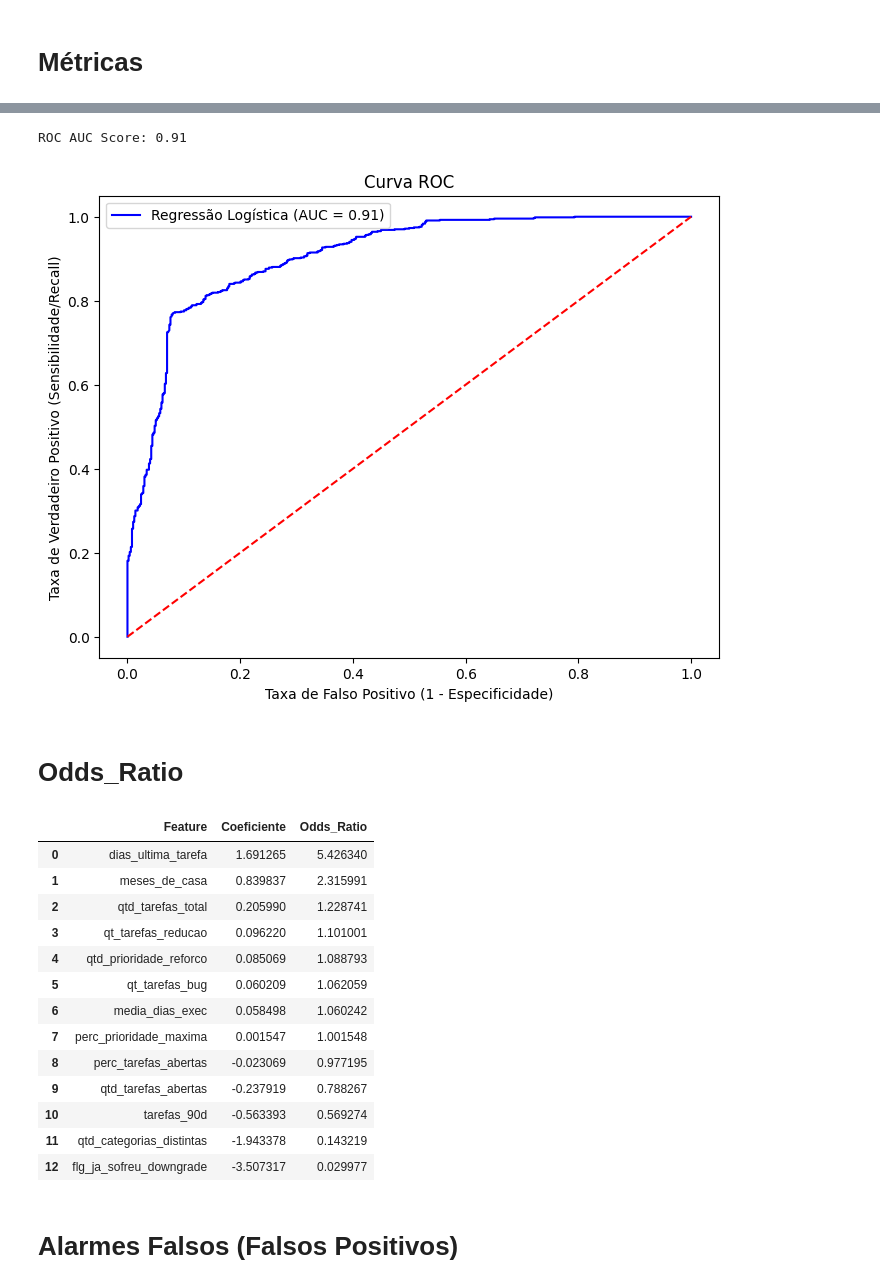
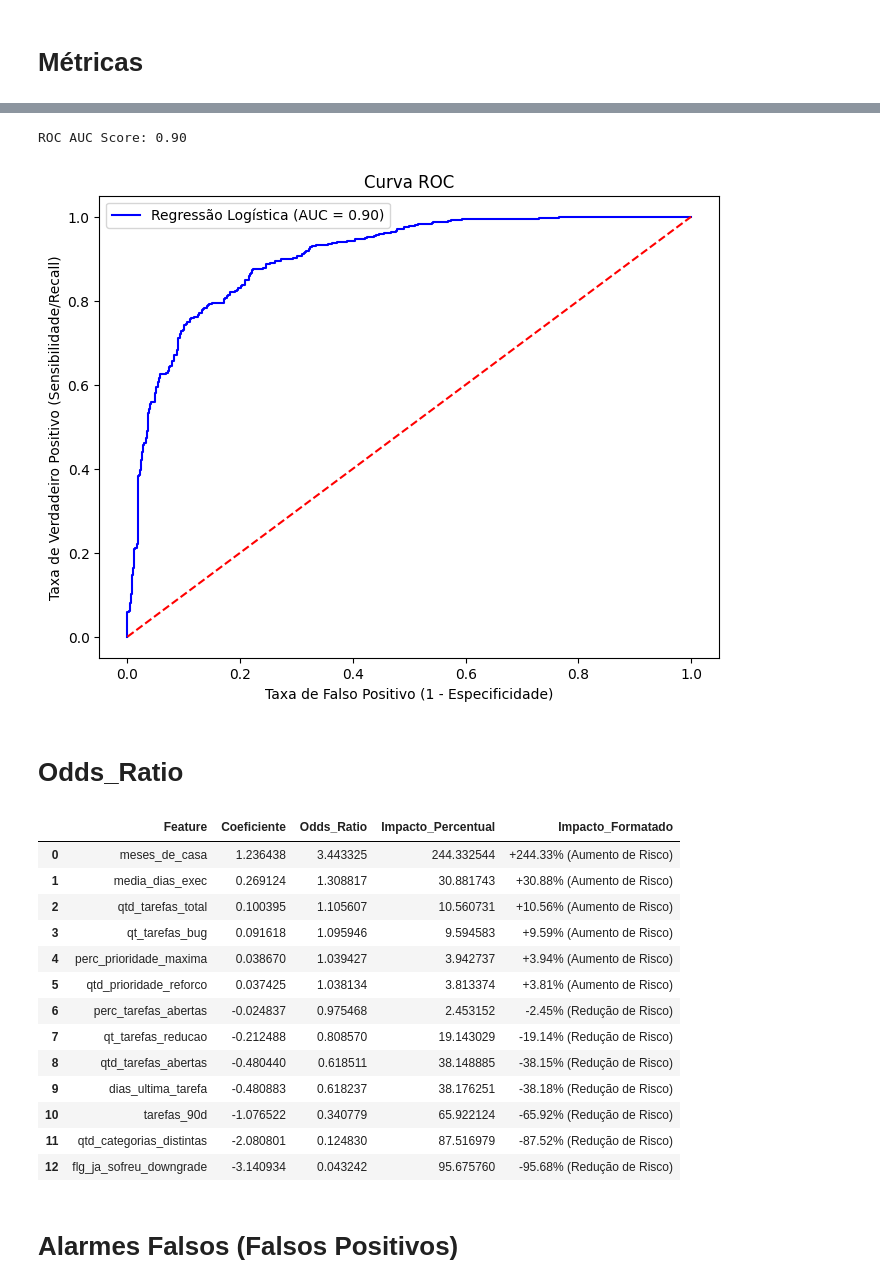
Before and after one commit to victorpecine/ml_predicao_churn, a Jupyter notebook: nb_ml_precidao_churn.ipynb, the cells around one changed output, grey strips where cells are left out. Saved outputs shown, nothing was run; the diff lists cells and outputs as text; code cells hidden in the pictures.

```diff
--- a/nb_ml_precidao_churn.ipynb
+++ b/nb_ml_precidao_churn.ipynb
@@ -155 +161,9 @@ print(f"Sugestão de variáveis para exclusão por alta correlação: {to_drop}"
 Sugestão de variáveis para exclusão por alta correlação: ['qtd_subcategorias_distintas', 'qtd_grupos_envolvidos', 'qtd_prioridade_normal', 'qtd_prioridade_parcial', 'qtd_prioridade_urgente', 'qtd_prio ...
+# %%
+colunas_data_leakage = ['valor_ativo_total',
+                        'valor_cancelado_total',
+                        'qtd_contratos_ativos',
+                        'qtd_contratos_cancelados'
+                        ]
+to_drop_completo = to_drop + colunas_data_leakage
+to_drop_completo
@@ -156,11 +181,5 @@ Sugestão de variáveis para exclusão por alta correlação: ['qtd_subcategoria
 # %%
-X_limpo = X.drop(columns=[
-    'qtd_subcategorias_distintas', 'qtd_grupos_envolvidos',
-    'qtd_prioridade_normal', 'qtd_prioridade_parcial',
-    'qtd_prioridade_urgente', 'qtd_prioridade_maxima',
-    'valor_ativo_total', 'valor_cancelado_total',
-    'qtd_contratos_ativos', 'qtd_contratos_cancelados'
-    ])
+X_limpo = X.drop(columns=to_drop_completo)
 X_limpo
 # %% [output]
 |  | flg_ja_sofreu_downgrade | qtd_tarefas_total | dias_ultima_tarefa | tarefas_90d | media_dias_exec | ... |
@@ -359,41 +380,56 @@ plt.title('Curva ROC')
 plt.legend()
 plt.show()
 # %% [output]
-ROC AUC Score: 0.91
+ROC AUC Score: 0.90
-[figure, old version]
+[figure, new version]
 # %% [markdown]
 # Odds_Ratio
 # %%
 # Coeficientes de probabilidade
 # Acima de 1.0: Aumenta a chance de Churn
 # Abaixo de 1.0: Reduz a chance de Churn
 
 # Extraindo coeficientes
 coeficientes_churn = pd.DataFrame({
     'Feature': X_limpo.columns,
     'Coeficiente': modelo_churn.coef_[0]
 })
 
 # Calculando a Razão de Chance (Odds Ratio)
 coeficientes_churn['Odds_Ratio'] = coeficientes_churn['Coeficiente'].apply(lambda x: math.exp(x))
+
+# Calcula o impacto percentual dependendo se o valor está acima ou abaixo de 1.0
+coeficientes_churn['Impacto_Percentual'] = np.where(
+    coeficientes_churn['Odds_Ratio'] >= 1.0,
+    (coeficientes_churn['Odds_Ratio'] - 1) * 100,
+    (1 - coeficientes_churn['Odds_Ratio']) * 100
+)
+
+# Cria uma coluna de texto formatada para facilitar a leitura no relatório
+coeficientes_churn['Impacto_Formatado'] = np.where(
+    coeficientes_churn['Odds_Ratio'] >= 1.0,
+    "+" + coeficientes_churn['Impacto_Percentual'].round(2).astype(str) + "% (Aumento de Risco)",
+    "-" + coeficientes_churn['Impacto_Percentual'].round(2).astype(str) + "% (Redução de Risco)"
+)
+
 coeficientes_churn = coeficientes_churn.sort_values(by='Coeficiente', ascending=False).reset_index(drop=True)
 coeficientes_churn.to_csv('dados_resultado\\coeficientes_churn.csv', index=False)
 coeficientes_churn
 # %% [output]
-|  | Feature | Coeficiente | Odds_Ratio |
-| 0 | dias_ultima_tarefa | 1.691265 | 5.426340 |
-| 1 | meses_de_casa | 0.839837 | 2.315991 |
-| 2 | qtd_tarefas_total | 0.205990 | 1.228741 |
-| 3 | qt_tarefas_reducao | 0.096220 | 1.101001 |
-| 4 | qtd_prioridade_reforco | 0.085069 | 1.088793 |
-| 5 | qt_tarefas_bug | 0.060209 | 1.062059 |
-| 6 | media_dias_exec | 0.058498 | 1.060242 |
-| 7 | perc_prioridade_maxima | 0.001547 | 1.001548 |
-| 8 | perc_tarefas_abertas | -0.023069 | 0.977195 |
-| 9 | qtd_tarefas_abertas | -0.237919 | 0.788267 |
-| 10 | tarefas_90d | -0.563393 | 0.569274 |
-| 11 | qtd_categorias_distintas | -1.943378 | 0.143219 |
-| 12 | flg_ja_sofreu_downgrade | -3.507317 | 0.029977 |
+|  | Feature | Coeficiente | Odds_Ratio | Impacto_Percentual | Impacto_Formatado |
+| 0 | meses_de_casa | 1.236438 | 3.443325 | 244.332544 | +244.33% (Aumento de Risco) |
+| 1 | media_dias_exec | 0.269124 | 1.308817 | 30.881743 | +30.88% (Aumento de Risco) |
+| 2 | qtd_tarefas_total | 0.100395 | 1.105607 | 10.560731 | +10.56% (Aumento de Risco) |
+| 3 | qt_tarefas_bug | 0.091618 | 1.095946 | 9.594583 | +9.59% (Aumento de Risco) |
+| 4 | perc_prioridade_maxima | 0.038670 | 1.039427 | 3.942737 | +3.94% (Aumento de Risco) |
+| 5 | qtd_prioridade_reforco | 0.037425 | 1.038134 | 3.813374 | +3.81% (Aumento de Risco) |
+| 6 | perc_tarefas_abertas | -0.024837 | 0.975468 | 2.453152 | -2.45% (Redução de Risco) |
+| 7 | qt_tarefas_reducao | -0.212488 | 0.808570 | 19.143029 | -19.14% (Redução de Risco) |
+| 8 | qtd_tarefas_abertas | -0.480440 | 0.618511 | 38.148885 | -38.15% (Redução de Risco) |
+| 9 | dias_ultima_tarefa | -0.480883 | 0.618237 | 38.176251 | -38.18% (Redução de Risco) |
+| 10 | tarefas_90d | -1.076522 | 0.340779 | 65.922124 | -65.92% (Redução de Risco) |
+| 11 | qtd_categorias_distintas | -2.080801 | 0.124830 | 87.516979 | -87.52% (Redução de Risco) |
+| 12 | flg_ja_sofreu_downgrade | -3.140934 | 0.043242 | 95.675760 | -95.68% (Redução de Risco) |
 # %% [markdown]
 # Alarmes Falsos (Falsos Positivos)
 # %%
```
Also changed, not shown: parts of 11 cells of this notebook, 9 other files.
